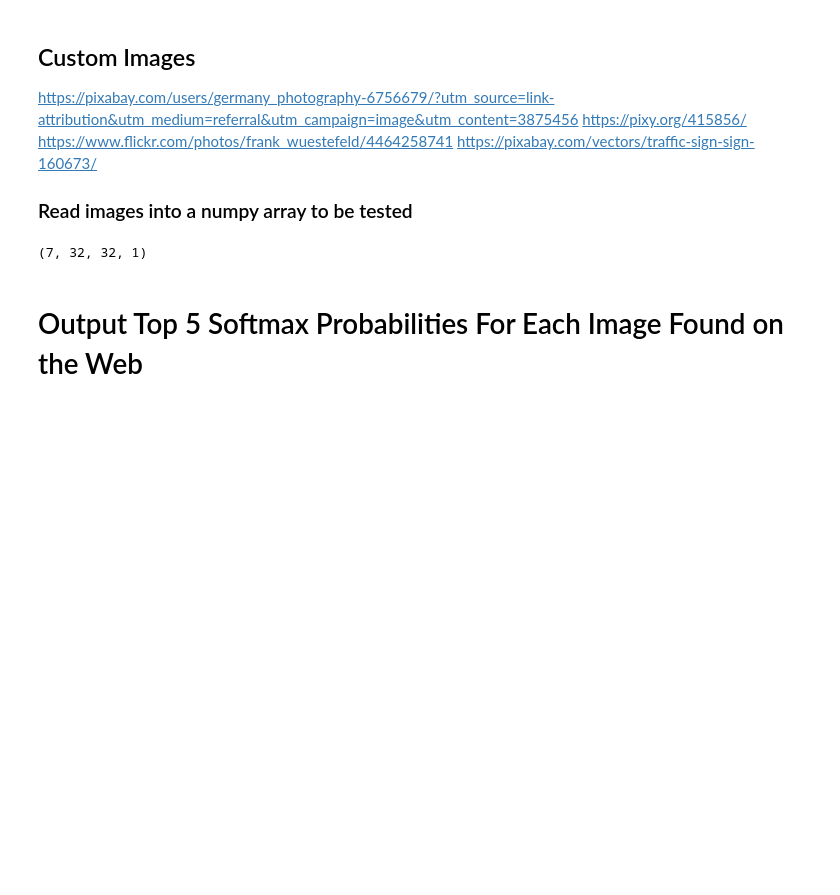
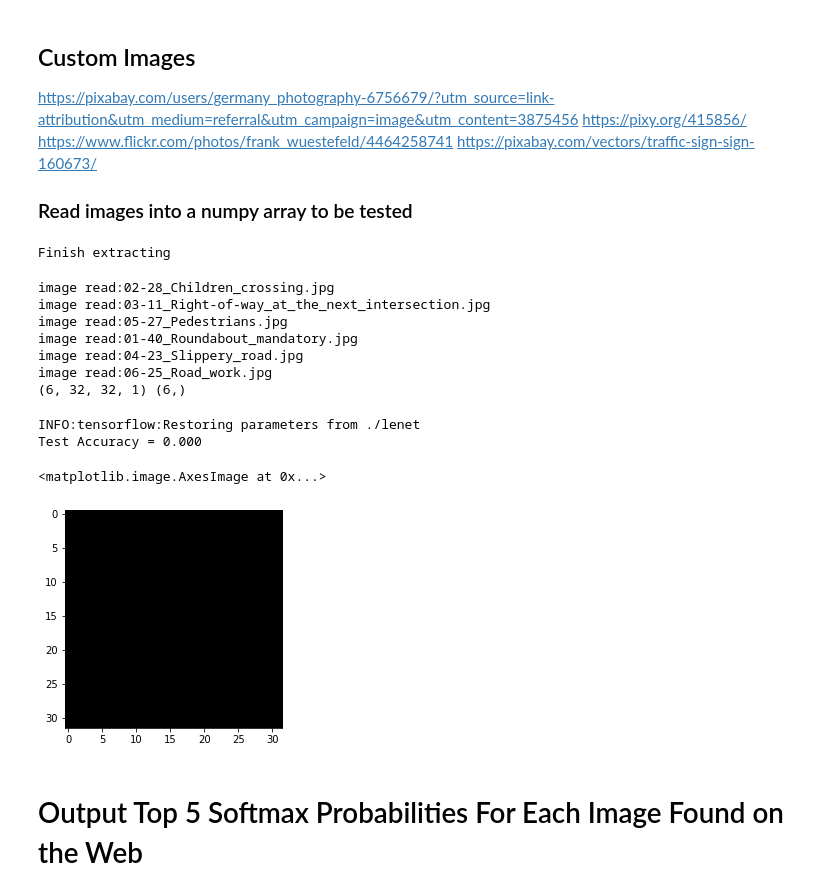
Before and after one commit to hurtadosanti/TrafficSignClassifier, a Jupyter notebook: TrafficSignClassifier.ipynb, the cells around one changed output. Cells and saved outputs as stored; diff of their text form; code cells hidden in the pictures; blank space fills up the shorter version.

Commit message:
Reading custom images

```diff
--- a/TrafficSignClassifier.ipynb
+++ b/TrafficSignClassifier.ipynb
@@ -361,19 +364,48 @@ https://pixy.org/415856/
 https://www.flickr.com/photos/frank_wuestefeld/4464258741
 https://pixabay.com/vectors/traffic-sign-sign-160673/
 ### Read images into a numpy array to be tested
+# %%
+with ZipFile('validate.zip', 'r') as zipObj:
+   zipObj.extractall('./')
+   print('Finish extracting')
+# %% [output]
+Finish extracting
 # %%
 # Get all the jpg images on the folder and rescale
-test_images =[]
-for f in os.listdir():
+test_images = []
+test_labels = []
+for f in os.listdir('./validate'):
   if f.endswith('.jpg'):
-    img = Image.open(f)
+    print(f'image read:\t{f}')
+    img = Image.open('./validate/'+f)
     img = np.asarray(img)
     test_images.append(resize(img,(32,32)))
+    test_labels.append(f[3:5])
 test_images = np.asarray(test_images)/255.0
 test_images.shape
 test_gray_images = convert_gray(test_images)
-print(test_gray_images.shape)
+test_labels = np.asarray(test_labels)
+print(test_gray_images.shape,test_labels.shape)
 # %% [output]
-(7, 32, 32, 1)
+image read:02-28_Children_crossing.jpg
+image read:03-11_Right-of-way_at_the_next_intersection.jpg
+image read:05-27_Pedestrians.jpg
+image read:01-40_Roundabout_mandatory.jpg
+image read:04-23_Slippery_road.jpg
+image read:06-25_Road_work.jpg
+(6, 32, 32, 1) (6,)
+# %%
+with tf.Session() as sess:
+    saver.restore(sess, tf.train.latest_checkpoint('.'))
+    test_accuracy = evaluate(test_gray_images, test_labels)
+    print("Test Accuracy = {:.3f}".format(test_accuracy))
+# %% [output]
+INFO:tensorflow:Restoring parameters from ./lenet
+Test Accuracy = 0.000
+# %%
+plt.imshow(test_images[0])
+# %% [output]
+<matplotlib.image.AxesImage at 0x...>
+[figure, added]
 # %% [markdown]
 # Output Top 5 Softmax Probabilities For Each Image Found on the Web
```
Also changed, not shown: parts of 12 cells of this notebook.
